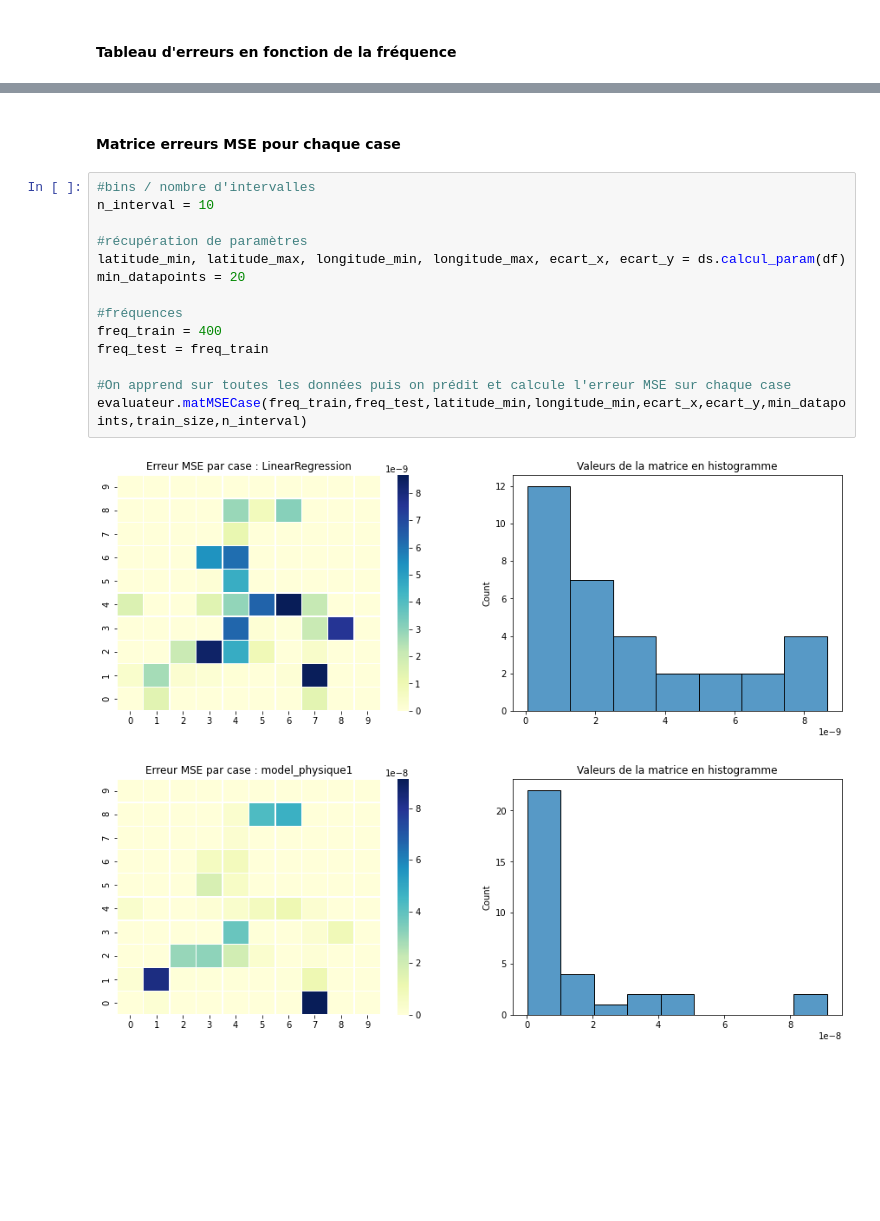
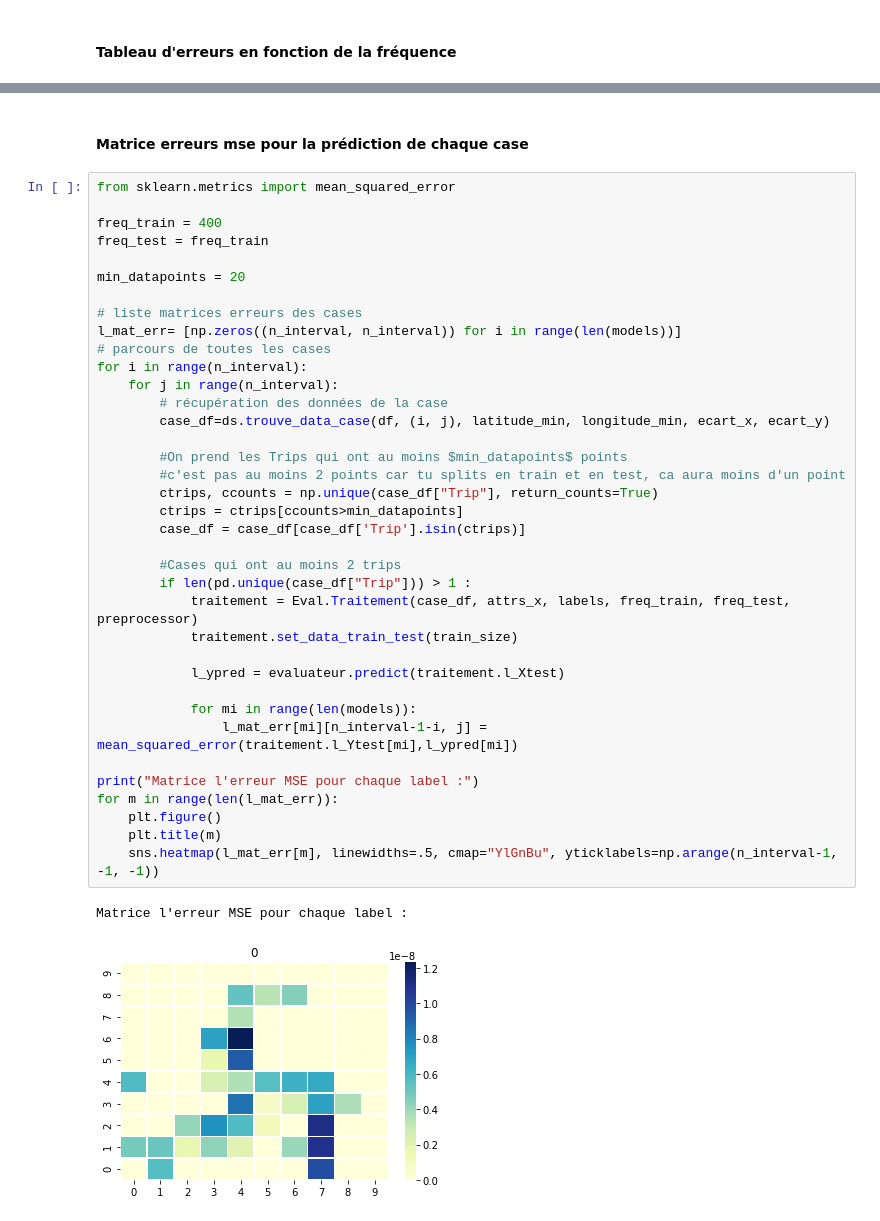
Before and after one commit to FZYUAN-1/pldac_interpolation, a Jupyter notebook: PROJET GPS 2.ipynb, the cells around one changed output, grey strips where cells are left out. Saved outputs shown, nothing was run; the diff lists cells and outputs as text; blank space fills up the shorter version.

```diff
--- a/PROJET GPS 2.ipynb
+++ b/PROJET GPS 2.ipynb
@@ -131,19 +176,42 @@ array([[3.76936841e-09, 3.93689088e-06],
 # %% [markdown]
-#### Matrice erreurs MSE pour chaque case
+#### Matrice erreurs mse pour la prédiction de chaque case
-# %%
-#bins / nombre d'intervalles
-n_interval = 10
-
-#récupération de paramètres
-latitude_min, latitude_max, longitude_min, longitude_max, ecart_x, ecart_y = ds.calcul_param(df)
-min_datapoints = 20
-
-#fréquences
-freq_train = 400
-freq_test = freq_train
-
-#On apprend sur toutes les données puis on prédit et calcule l'erreur MSE sur chaque case
-evaluateur.matMSECase(freq_train,freq_test,latitude_min,longitude_min,ecart_x,ecart_y,min_datapoints,train_size,n_interval)
-# %% [output]
-[figure, removed]
-[figure, removed]
+# %%
+from sklearn.metrics import mean_squared_error
+
+freq_train = 400
+freq_test = freq_train
+
+min_datapoints = 20
+
+# liste matrices erreurs des cases
+l_mat_err= [np.zeros((n_interval, n_interval)) for i in range(len(models))]
+# parcours de toutes les cases
+for i in range(n_interval):
+    for j in range(n_interval):
+        # récupération des données de la case
+        case_df=ds.trouve_data_case(df, (i, j), latitude_min, longitude_min, ecart_x, ecart_y)
+
+        #On prend les Trips qui ont au moins $min_datapoints$ points
+        #c'est pas au moins 2 points car tu splits en train et en test, ca aura moins d'un point
+        ctrips, ccounts = np.unique(case_df["Trip"], return_counts=True)
+        ctrips = ctrips[ccounts>min_datapoints]
+        case_df = case_df[case_df['Trip'].isin(ctrips)]
+
+        #Cases qui ont au moins 2 trips
+        if len(pd.unique(case_df["Trip"])) > 1 :
+            traitement = Eval.Traitement(case_df, attrs_x, labels, freq_train, freq_test, preprocessor)
+            traitement.set_data_train_test(train_size)
+
+            l_ypred = evaluateur.predict(traitement.l_Xtest)
+
+            for mi in range(len(models)):
+                l_mat_err[mi][n_interval-1-i, j] = mean_squared_error(traitement.l_Ytest[mi],l_ypred[mi])
+
+print("Matrice l'erreur MSE pour chaque label :")
+for m in range(len(l_mat_err)):
+    plt.figure()
+    plt.title(m)
+    sns.heatmap(l_mat_err[m], linewidths=.5, cmap="YlGnBu", yticklabels=np.arange(n_interval-1, -1, -1))
+# %% [output]
+Matrice l'erreur MSE pour chaque label :
+[figure, added]
```
Also changed, not shown: parts of 16 cells of this notebook, 2 other files.
